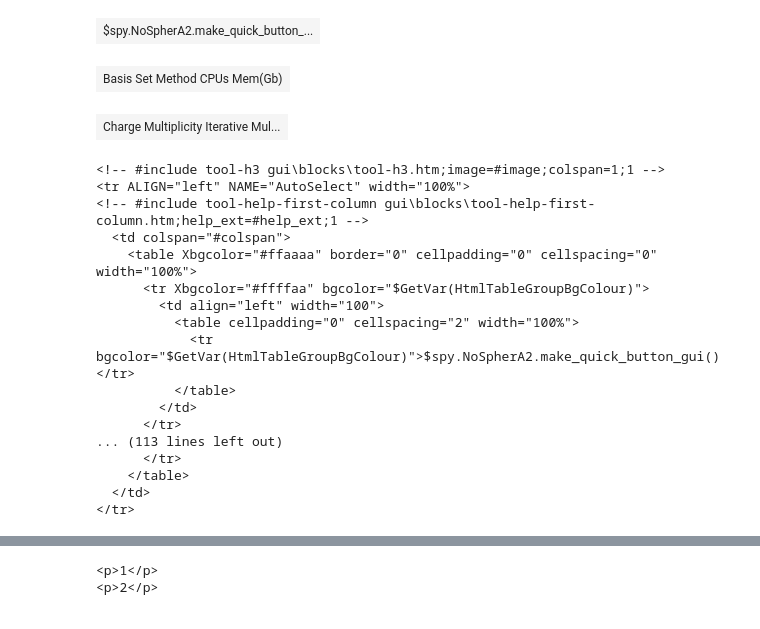
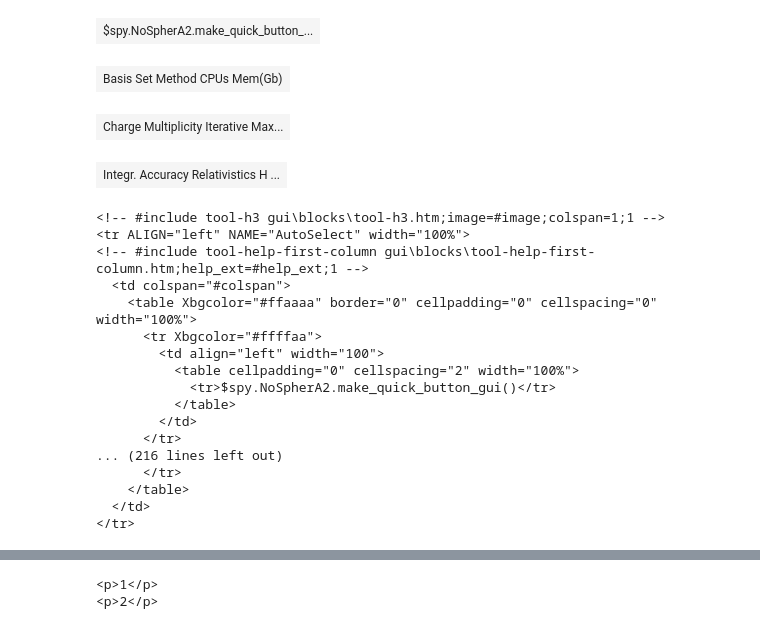
Before and after one commit to MilitaoLucas/PyOLXGUI, a Jupyter notebook: testing_complete_occ.ipynb, the cells around one changed output, grey strips where cells are left out. Cells and saved outputs as stored; diff of their text form; code cells hidden in the pictures.

Commit message:
Added Cycle component to manage conditional visibility of elements and refactored input handling in item_component.py and table.py for improved functionality and usability.

```diff
--- a/testing_complete_occ.ipynb
+++ b/testing_complete_occ.ipynb
@@ -17,7 +17,8 @@ from math import floor
 sec = H3Section()
 sec.preview_width = "100%"
 config = TableConfig()
-config.tr2_parameters["bgcolor"] = "$GetVar(HtmlTableGroupBgColour)"
+# config.tr2_parameters["bgcolor"] = "$GetVar(HtmlTableGroupBgColour)"
+config.tr3_parameters.pop("bgcolor")
 line1 = Line("AutoSelect", config=config)
 line1.add("$spy.NoSpherA2.make_quick_button_gui()")
 sec.add(line1)
@@ -68,41 +69,82 @@ multiplicity_spin = InputSpinner(bgcolor="spy.GetParam(gui.html.input_bg_colour)
                                  name='SET_SNUM_MULTIPLICITY',
                                  value='$spy.GetParam(snum.NoSpherA2.multiplicity)',
                                  onchange="spy.SetParam(snum.NoSpherA2.multiplicity,html.GetValue(~name~))",
                                  width="100%"
                                  )
-checkbox = InputCheckbox(name="Iterative",
+iterative = InputCheckbox(name="Iterative",
                          txt_label="Iterative",
                          checked="spy.GetParam('snum.NoSpherA2.full_HAR')",
                          oncheck="spy.NoSpherA2.toggle_full_HAR()",
                          bgcolor="GetVar(HtmlTableFirstcolColour)",
                          onuncheck="spy.NoSpherA2.toggle_full_HAR()",
-                         tdwidth=None
+                         tdwidth="20%",
+                         label_left=False
                          )
 
 max_cycles = InputSpinner(bgcolor="spy.GetParam(gui.html.input_bg_colour)",
                           min='1',
-                          txt_label="Multiplicity",
+                          txt_label="Max Cycles",
                           name='SET_SNUM_MULTIPLICITY',
                           value='$spy.GetParam(snum.NoSpherA2.multiplicity)',
                           onchange="spy.SetParam(snum.NoSpherA2.multiplicity,html.GetValue(~name~))",
                           width="100%",
                           hidden=True
                           )
 
 link_button = InputLinkButton(name="link_button",
                               value="Update .tsc & .wfn",
                               onclick="spy.NoSpherA2.launch() >> html.Update()",
-                              bgcolor="GetVar(HtmlTableFirstcolColour)"
+                              # bgcolor="#ffaaaa",
+                              # fgcolor=""
+)
+cycleMaxLink = Cycle(max_cycles, link_button, "spy.GetParam('snum.NoSpherA2.full_HAR')")
+line3.add(charge_spin, multiplicity_spin, iterative, cycleMaxLink)
+sec.add(line3)
+line4 = Line("line4", config=config)
+
+integr_acc = ComboBox(
+    name="NoSpherA2_becke_accuracy@refine",
+    txt_label="Integr. Accuracy",
+    items="Low;Normal;High;Max",
+    value="spy.GetParam('snum.NoSpherA2.becke_accuracy')",
+    onchange="spy.SetParam('snum.NoSpherA2.becke_accuracy', html.GetValue('~name~'))"
 )
 
-line3.add(charge_spin, multiplicity_spin, checkbox)#, max_cycles)
-line3.add(ignore(max_cycles, test="spy.GetParam('snum.NoSpherA2.full_HAR')"))
-sec.add(line3)
+relativistic = InputCheckbox(
+    name="NoSpherA2_ORCA_Relativistics@refine",
+    txt_label="Relativistics",
+    checked="spy.GetParam('snum.NoSpherA2.Relativistic')",
+    oncheck="spy.SetParam('snum.NoSpherA2.Relativistic','True')",
+    bgcolor="GetVar(HtmlTableFirstcolColour)",
+    onuncheck="spy.SetParam('snum.NoSpherA2.Relativistic','False')",
+)
+
+H_aniso = InputCheckbox(
+    name="H_Aniso",
+    txt_label="H Aniso",
+    checked="spy.GetParam('snum.NoSpherA2.h_aniso')",
+    oncheck="spy.SetParam('snum.NoSpherA2.h_aniso','True')",
+    bgcolor="GetVar(HtmlTableFirstcolColour)",
+    onuncheck="spy.SetParam('snum.NoSpherA2.h_aniso','False')",
+)
+
+H_afix = InputCheckbox(
+    name="H_Afix 0",
+    txt_label="No Afix",
+    checked="spy.GetParam('snum.NoSpherA2.h_afix')",
+    oncheck="spy.SetParam('snum.NoSpherA2.h_afix','True')",
+    bgcolor="GetVar(HtmlTableFirstcolColour)",
+    onuncheck="spy.SetParam('snum.NoSpherA2.h_afix','False')",
+)
+
+line4.add(integr_acc, relativistic, H_aniso, H_afix)
+sec.add(line4)
 sec
 # %% [output]
 | $spy.NoSpherA2.make_quick_button_... |
 | Basis Set Method CPUs Mem(Gb) |
-| Charge Multiplicity Iterative Mul... |
+| Charge Multiplicity Iterative Max... |
+| Integr. Accuracy Relativistics H ... |
 # %%
 with open("h3-refine_NoSpherA2-tests.htm", "w") as f:
     f.write(str(sec))
@@ -115,14 +157,14 @@ sec.html_preview()
 <!-- #include tool-help-first-column gui\blocks\tool-help-first-column.htm;help_ext=#help_ext;1 -->
   <td colspan="#colspan">
     <table Xbgcolor="#ffaaaa" border="0" cellpadding="0" cellspacing="0" width="100%">
-      <tr Xbgcolor="#ffffaa" bgcolor="$GetVar(HtmlTableGroupBgColour)">
+      <tr Xbgcolor="#ffffaa">
         <td align="left" width="100">
           <table cellpadding="0" cellspacing="2" width="100%">
-            <tr bgcolor="$GetVar(HtmlTableGroupBgColour)">$spy.NoSpherA2.make_quick_button_gui()</tr>
+            <tr>$spy.NoSpherA2.make_quick_button_gui()</tr>
           </table>
         </td>
       </tr>
-... (113 lines left out)
+... (216 lines left out)
       </tr>
     </table>
   </td>
```
Also changed, not shown: parts of 1 cell of this notebook, 2 other files.
